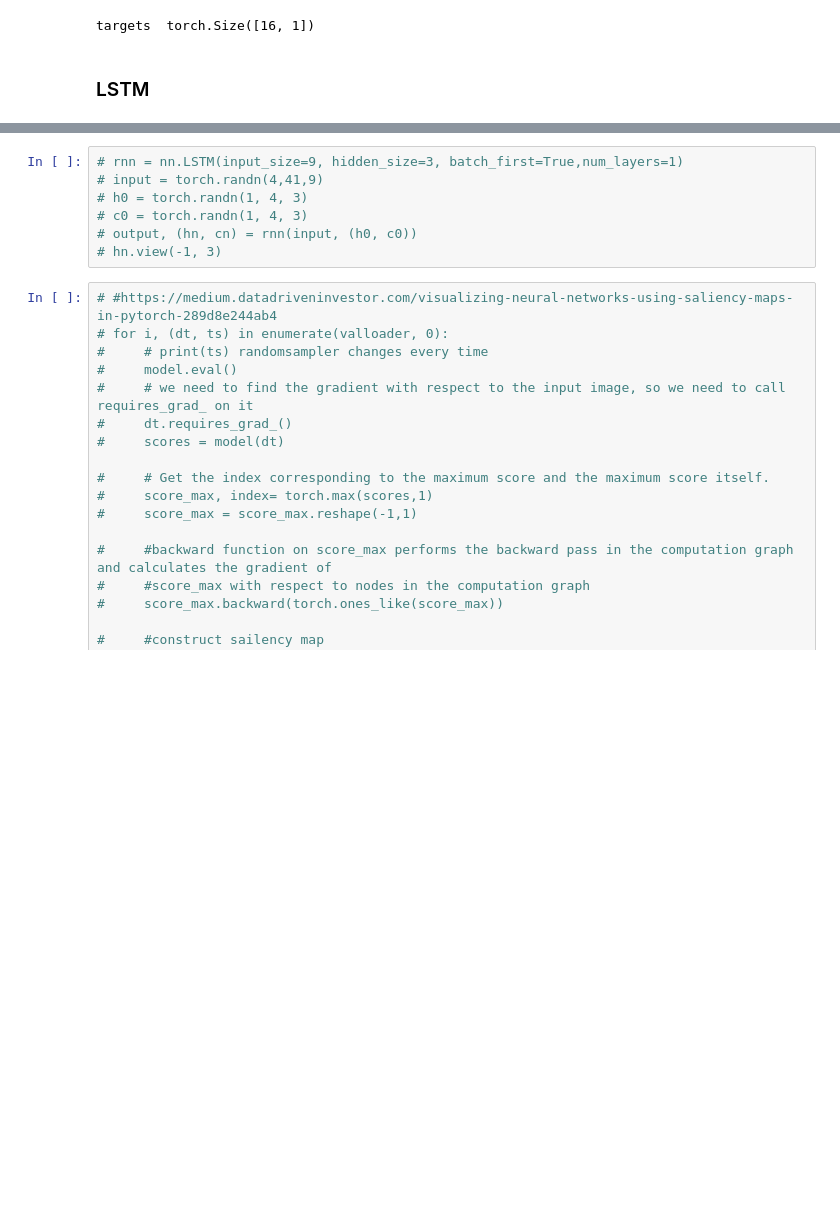
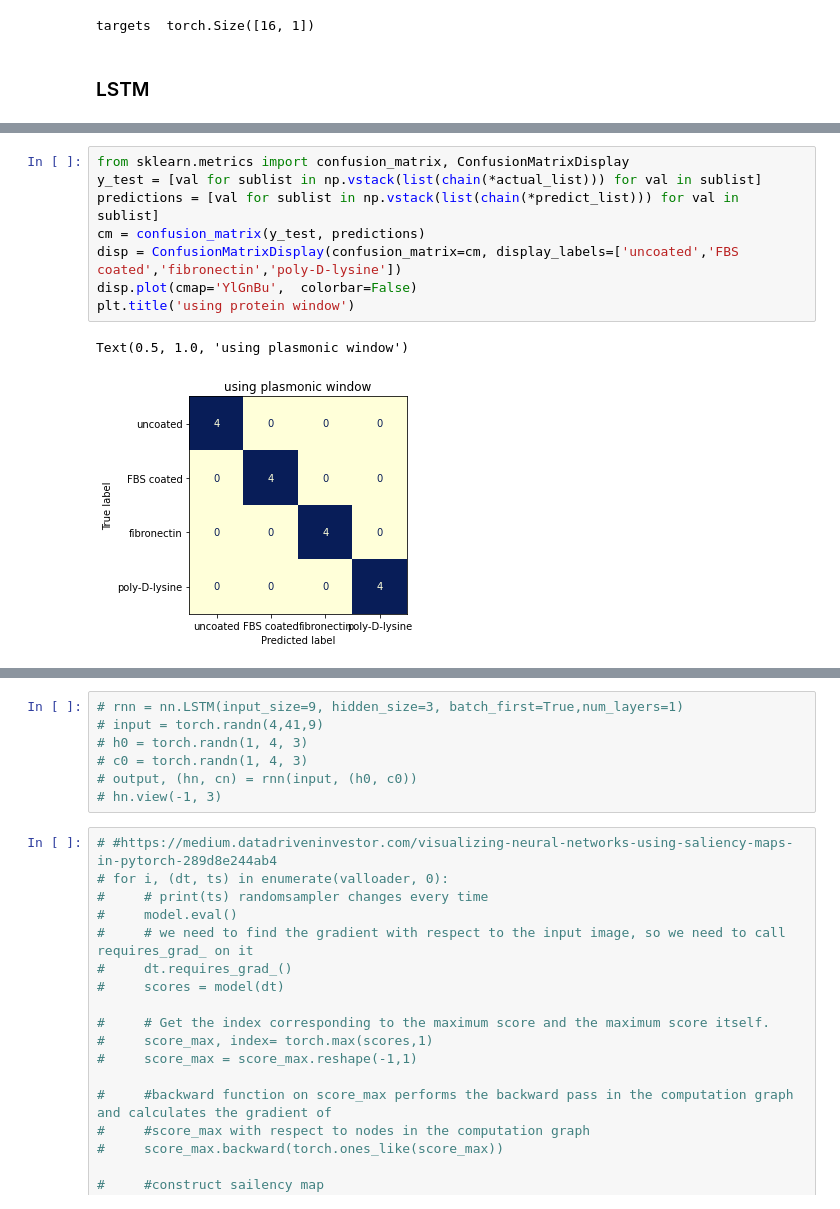
Before and after one commit to Mew233/IRspectral, a Jupyter notebook: spectral_PCA_LSTM-feats.ipynb, the cells around one changed output, grey strips where cells are left out. Cells and saved outputs as stored; diff of their text form; blank space fills up the shorter version.

```diff
--- a/spectral_PCA_LSTM-feats.ipynb
+++ b/spectral_PCA_LSTM-feats.ipynb
@@ -408,3 +412,14 @@ validation accuracy 4.0/4 predicts:  [2, 1, 3, 0] labels:  [2.0, 1.0, 3.0, 0.0]
+# %%
+from sklearn.metrics import confusion_matrix, ConfusionMatrixDisplay
+y_test = [val for sublist in np.vstack(list(chain(*actual_list))) for val in sublist]
+predictions = [val for sublist in np.vstack(list(chain(*predict_list))) for val in sublist]
+cm = confusion_matrix(y_test, predictions)
+disp = ConfusionMatrixDisplay(confusion_matrix=cm, display_labels=['uncoated','FBS coated','fibronectin','poly-D-lysine'])
+disp.plot(cmap='YlGnBu',  colorbar=False)
+plt.title('using protein window')
+# %% [output]
+Text(0.5, 1.0, 'using plasmonic window')
+[figure, added]
 # %%
 #chrome-extension://efaidnbmnnnibpcajpcglclefindmkaj/https://arxiv.org/pdf/1506.01066v2.pdf
 fig, axes = plt.subplots(nrows=4, ncols=4, sharex=True, sharey=True, figsize=(20,10))
```
Also changed, not shown: parts of 7 cells of this notebook, 1 other file.
